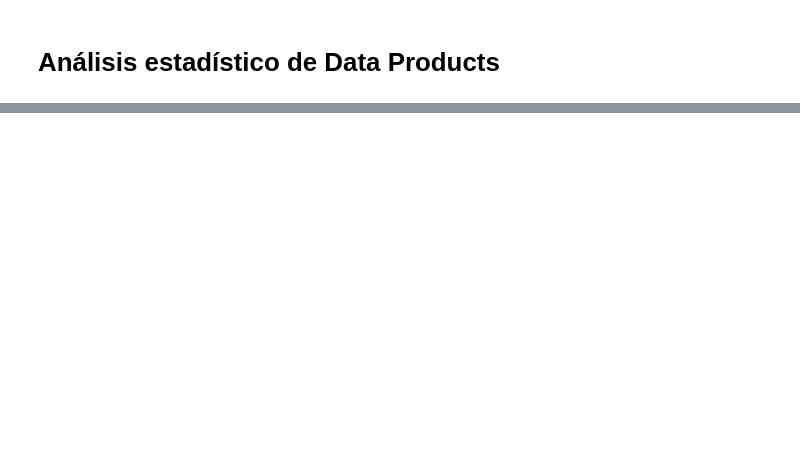
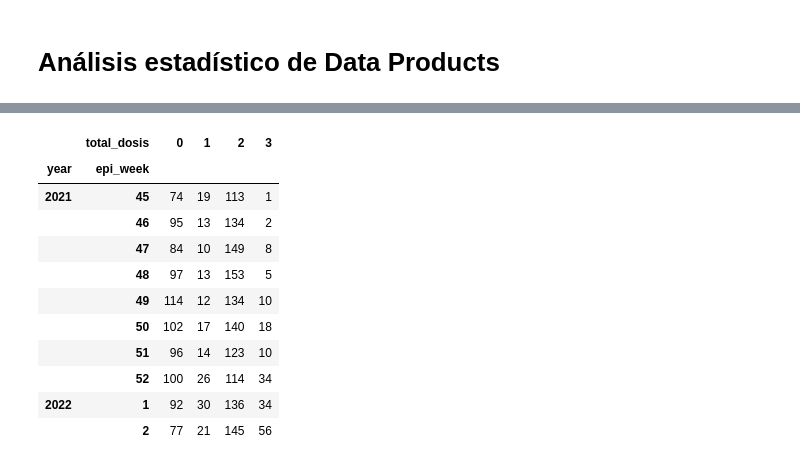
Before and after one commit to xxotto/covid19-Peru, a Jupyter notebook: DataAnalysis.ipynb, the cells around one changed output, grey strips where cells are left out. Cells and saved outputs as stored; diff of their text form; code cells hidden in the pictures; blank space fills up the shorter version.

```diff
--- a/DataAnalysis.ipynb
+++ b/DataAnalysis.ipynb
@@ -52,0 +34,27 @@ df1
+# %%
+# Dataframe de fallecidos Vacunados a partir de X fecha
+df_falVac = df[((df.year >= 2021) & (df.epi_week >= 45)) | (df.year >= 2022)]
+
+# Columna de No Vacunados, para contabilizar a quienes no tienen ni la 1ra dosis
+df_falVac['no_vac'] = np.where(df_falVac['dosis_1'] == 0, 1, 0)
+df_falVac['total_dosis'] = df_falVac.dosis_1 + df_falVac.dosis_2 + df_falVac.dosis_3
+
+df_falVac = df_falVac[['year','epi_week', 'no_vac','dosis_1', 'dosis_2', 'dosis_3', 'total_dosis' ]]
+
+ct_falVac = pd.crosstab(index = [df_falVac['year'],df_falVac['epi_week']],
+                        columns = df_falVac['total_dosis'])
+
+ct_falVac
+# %% [output]
+|  | total_dosis | 0 | 1 | 2 | 3 |
+| year | epi_week |  |  |  |  |
+| 2021 | 45 | 74 | 19 | 113 | 1 |
+|  | 46 | 95 | 13 | 134 | 2 |
+|  | 47 | 84 | 10 | 149 | 8 |
+|  | 48 | 97 | 13 | 153 | 5 |
+|  | 49 | 114 | 12 | 134 | 10 |
+|  | 50 | 102 | 17 | 140 | 18 |
+|  | 51 | 96 | 14 | 123 | 10 |
+|  | 52 | 100 | 26 | 114 | 34 |
+| 2022 | 1 | 92 | 30 | 136 | 34 |
+|  | 2 | 77 | 21 | 145 | 56 |
```
Also changed, not shown: parts of 6 cells of this notebook, 10 other files.
